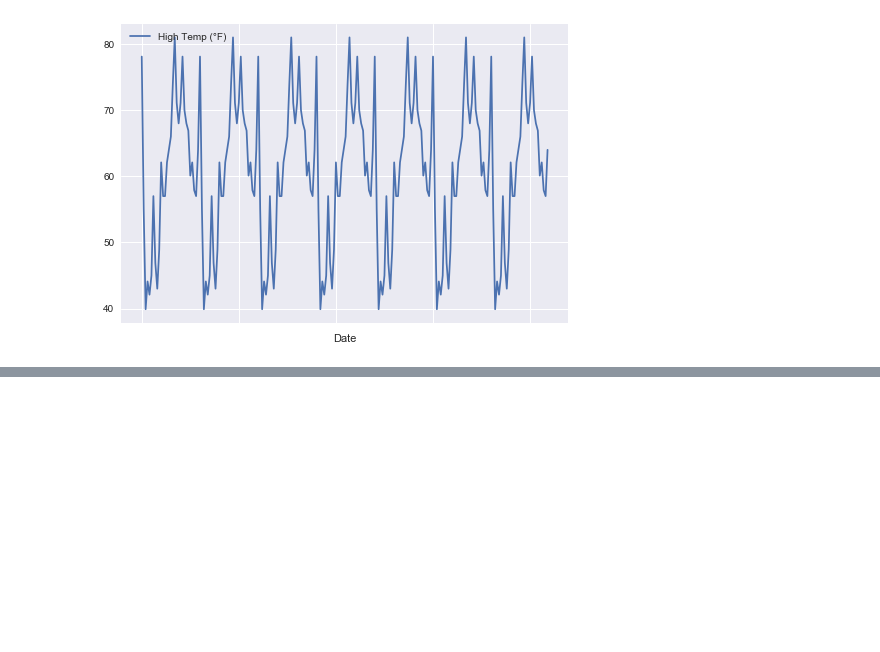
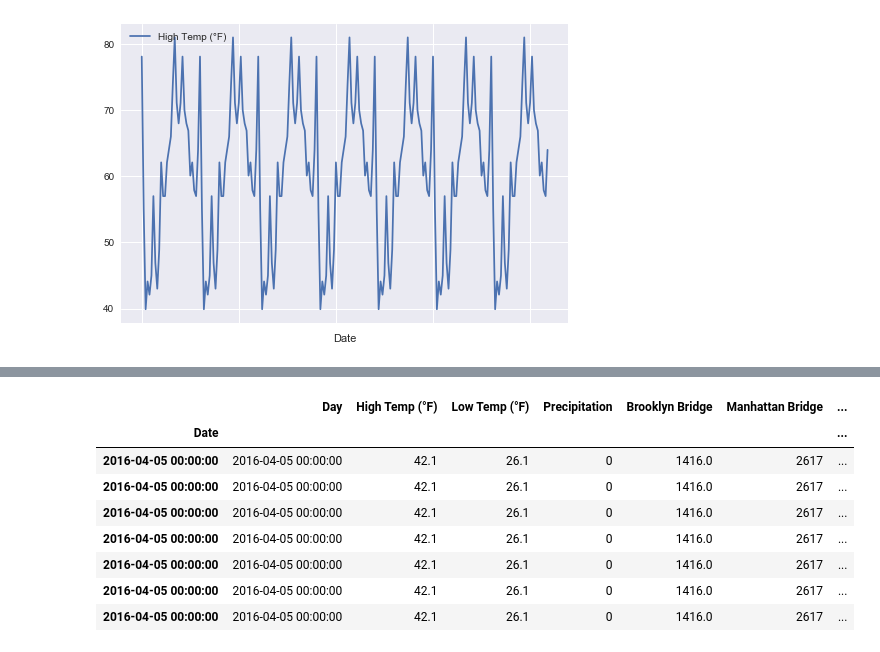
Before and after one commit to MrRutledge/NewYorkBridge, a Jupyter notebook: East_NYC_Bridge .ipynb, the cells around one changed output, grey strips where cells are left out. Cells and saved outputs as stored; diff of their text form; code cells hidden in the pictures; blank space fills up the shorter version.

```diff
--- a/East_NYC_Bridge .ipynb
+++ b/East_NYC_Bridge .ipynb
@@ -127,0 +176,12 @@ data[['High Temp (°F)']].plot()
+# %%
+data.loc['2016-04-05 00:00:00']
+# %% [output]
+|  | Day | High Temp (°F) | Low Temp (°F) | Precipitation | Brooklyn Bridge | Manhattan Bridge | ... |
+| Date |  |  |  |  |  |  | ... |
+| 2016-04-05 00:00:00 | 2016-04-05 00:00:00 | 42.1 | 26.1 | 0 | 1416.0 | 2617 | ... |
+| 2016-04-05 00:00:00 | 2016-04-05 00:00:00 | 42.1 | 26.1 | 0 | 1416.0 | 2617 | ... |
+| 2016-04-05 00:00:00 | 2016-04-05 00:00:00 | 42.1 | 26.1 | 0 | 1416.0 | 2617 | ... |
+| 2016-04-05 00:00:00 | 2016-04-05 00:00:00 | 42.1 | 26.1 | 0 | 1416.0 | 2617 | ... |
+| 2016-04-05 00:00:00 | 2016-04-05 00:00:00 | 42.1 | 26.1 | 0 | 1416.0 | 2617 | ... |
+| 2016-04-05 00:00:00 | 2016-04-05 00:00:00 | 42.1 | 26.1 | 0 | 1416.0 | 2617 | ... |
+| 2016-04-05 00:00:00 | 2016-04-05 00:00:00 | 42.1 | 26.1 | 0 | 1416.0 | 2617 | ... |
```
Also changed, not shown: parts of 12 cells of this notebook.
